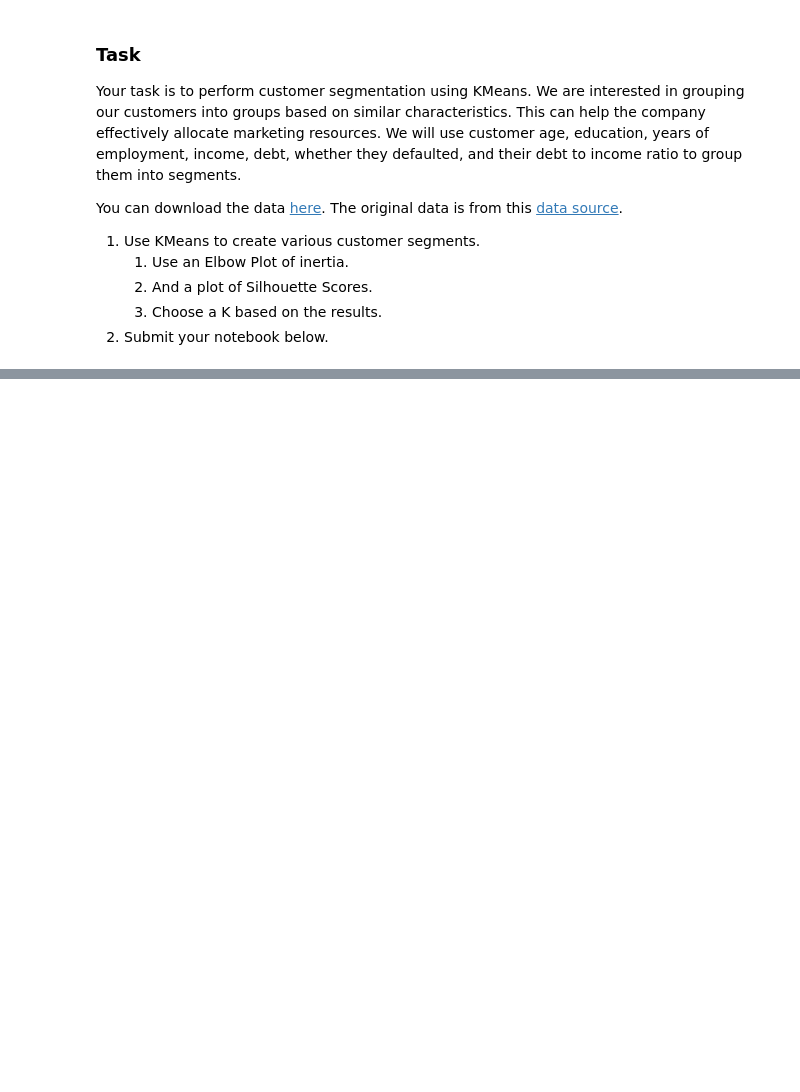
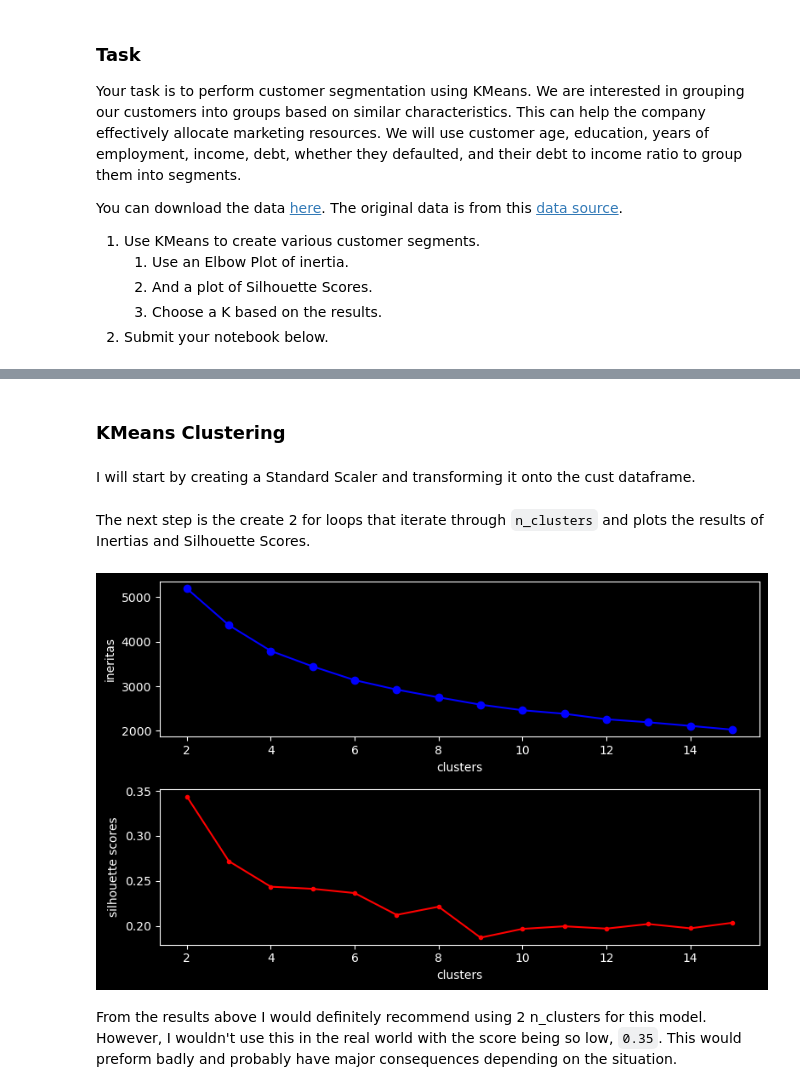
Before and after one commit to zeekwired/Practice, a Jupyter notebook: KMeans Find K (Core).ipynb, the cells around one changed output, grey strips where cells are left out. Drawn from its saved outputs; the diff is of its cells as text; code cells hidden in the pictures; blank space fills up the shorter version.

```diff
--- a/KMeans Find K (Core).ipynb
+++ b/KMeans Find K (Core).ipynb
@@ -35,0 +64,3 @@ cust.head()
+# %%
+cust['Defaulted'].fillna(cust['Defaulted'].mean(), inplace=True)
+cust.isna().sum()
@@ -35,0 +81,49 @@ cust.head()
+# %% [markdown]
+### KMeans Clustering
+# %% [markdown]
+I will start by creating a Standard Scaler and transforming it onto the cust dataframe.
+# %%
+scaler = StandardScaler()
+scaled_df = scaler.fit_transform(cust)
+# %% [markdown]
+The next step is the create 2 for loops that iterate through `n_clusters` and plots the results of Inertias and Silhouette Scores.
+# %%
+# Creating lists of inertias and silhouette scores
+inertias = []
+silhouette_scores = []
+
+# Creating for loop
+for k in range(2, 16):
+    # Creating model and setting n_cluster to k
+    kmeans = KMeans(n_clusters=k, random_state=42)
+    # Fitting model the Standrad Scaler
+    kmeans.fit(scaled_df)
+    # Appending results to inertias list
+    inertias.append(kmeans.inertia_)
+
+# Creating for loop
+for s in range(2,16):
+    # Creating model and setting n_cluster to k
+    kmeans = KMeans(n_clusters=s, random_state=42)
+    # Fitting model the Standrad Scaler
+    kmeans.fit(scaled_df)
+    # Appending results to silhouette_score list
+    silhouette_scores.append(silhouette_score(scaled_df, kmeans.labels_))
+
+# Setting style for plots
+with plt.style.context(['seaborn-muted', 'dark_background']):
+    # Creating subplots and setting figure size
+    fig, ax = plt.subplots(2, 1, figsize=(8,5))
+    # Plotting inertias
+    ax[0].plot(range(2, 16), inertias, marker='o', c='b')
+    ax[0].set_xlabel('clusters')
+    ax[0].set_ylabel('ineritas')
+    # Plotting silhouette_score
+    ax[1].plot(range(2,16), silhouette_scores, marker='.', c='r')
+    ax[1].set_xlabel('clusters')
+    ax[1].set_ylabel('silhouette scores')
+    plt.tight_layout()
+# %% [output]
+[figure, added]
+# %% [markdown]
+From the results above I would definitely recommend using 2 n_clusters for this model. However, I wouldn't use this in the real world with the score being so low, `0.35`. This would preform badly and probably have major consequences depending on the situation.
```
Also changed, not shown: parts of 7 cells of this notebook, 2 other files.
